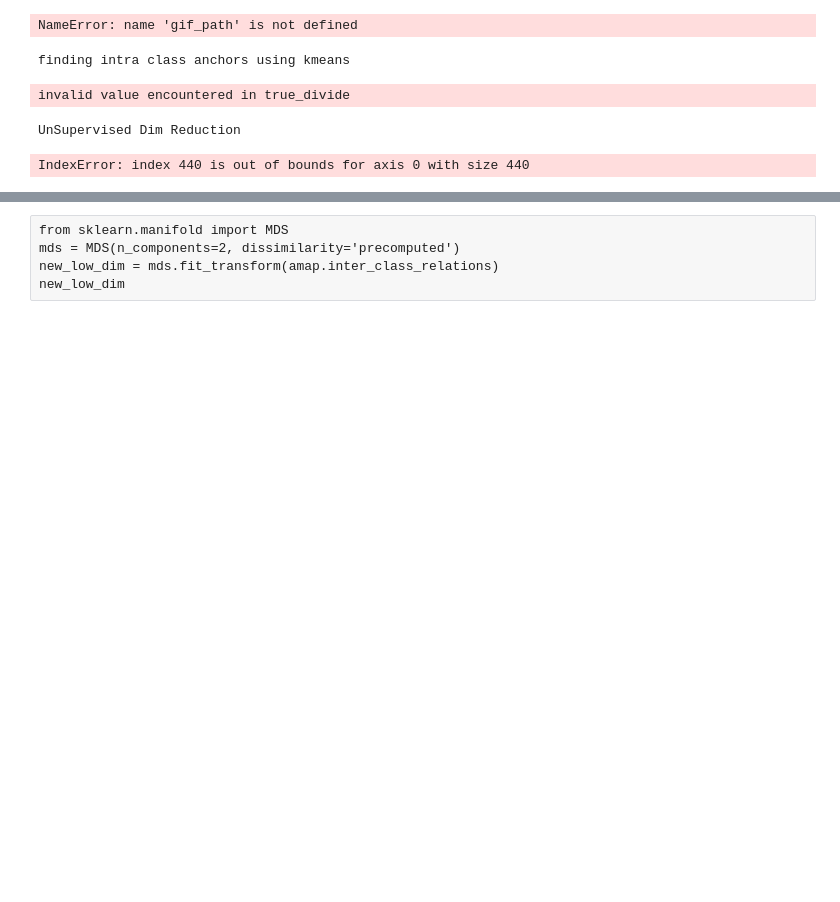
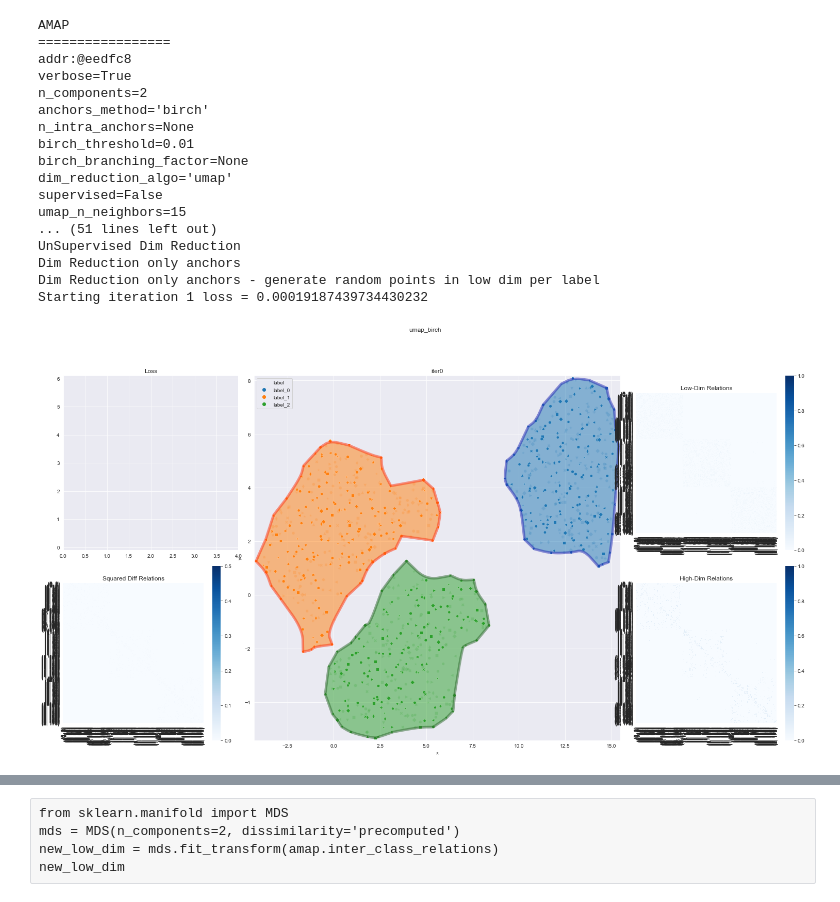
Before and after one commit to wuuusicong/ExplorationAndVisualizationOfHighDimClusters, a Jupyter notebook: src/test_notebook_relaxtion_2.ipynb, the cells around one changed output, grey strips where cells are left out. Saved outputs shown, nothing was run; the diff lists cells and outputs as text; code cells hidden in the pictures; blank space fills up the shorter version.

Commit message:
Finalizing code before experiments: 1. Add support for another args 2. Douglas Pecker simplification to Polygons 3. Support Fashion MNIST 4. Change Contour visualization

```diff
--- a/src/test_notebook_relaxtion_2.ipynb
+++ b/src/test_notebook_relaxtion_2.ipynb
@@ -19,6 +24,6 @@ def vis_2d(_df, _x, _y, _color, _algo):
 # ds = DataSetFactory.get_dataset('dense_in_sparse')
 # ds = DataSetFactory.get_dataset('MNIST')
 # ds = DataSetFactory.get_dataset('MNIST64')
-# ds = DataSetFactory.get_dataset('MNIST64_038')
-ds = DataSetFactory.get_dataset('hourglass')
+ds = DataSetFactory.get_dataset('MNIST64_038')
+# ds = DataSetFactory.get_dataset('hourglass')
 # ds.df = ds.df.sample(frac=0.10)
@@ -29,5 +29,0 @@ ds = DataSetFactory.get_dataset('hourglass')
-# %%
-from pygifsicle import optimize
-optimize(gif_path)
-# %% [output]
-NameError: name 'gif_path' is not defined
@@ -34,19 +32,36 @@ NameError: name 'gif_path' is not defined
 # %%
 n_iter = 1
-amap = AMAP(verbose=True, n_intra_anchors=20, k=20, dim_reduction_algo='umap', supervised=False, anchors_method='kmeans', radius_q=1, do_relaxation=True, learning_rate=0.1,
-            n_iter=n_iter, batch_size=1, top_greedy=1, self_relation=False, loss='sse', random_state=42, stop_criteria=0,
-            reduce_all_points=False)
+amap = AMAP(anchors_method='birch', learning_rate=0.1,
+            n_iter=n_iter, batch_size=0,
+            random_state=42, stop_criteria=0,
+            uniform_points_per='label', radius_q=None,
+            birch_threshold=0.01)
+print(amap)
 low_dim = amap.fit_transform(ds.df[ds.feature_cols].values, ds.df[ds.label_col].values)
 
-import imageio
-gif_path = './relaxation_images/animation.gif'
-frames_path = ""
-with imageio.get_writer(gif_path, mode='I') as writer:
-    for i in range(n_iter):
-        for j in range(5):
-            writer.append_data(imageio.imread(f'./relaxation_images/iter{i}.png'))
+# import imageio
+# gif_path = './relaxation_images/animation.gif'
+# frames_path = ""
+# with imageio.get_writer(gif_path, mode='I') as writer:
+#     for i in range(n_iter):
+#         for j in range(5):
+#             writer.append_data(imageio.imread(f'./relaxation_images/iter{i}.png'))
 # %% [output]
-finding intra class anchors using kmeans
+AMAP
+=================
+addr:@eedfc8
+verbose=True
+n_components=2
+anchors_method='birch'
+n_intra_anchors=None
+birch_threshold=0.01
+birch_branching_factor=None
+dim_reduction_algo='umap'
+supervised=False
+umap_n_neighbors=15
+... (51 lines left out)
+UnSupervised Dim Reduction
+Dim Reduction only anchors
+Dim Reduction only anchors - generate random points in low dim per label
+Starting iteration 1 loss = 0.00019187439734430232
-invalid value encountered in true_divide
-UnSupervised Dim Reduction
-IndexError: index 440 is out of bounds for axis 0 with size 440
+[figure, added]
```
Also changed, not shown: parts of 6 cells of this notebook, 6 other files.
